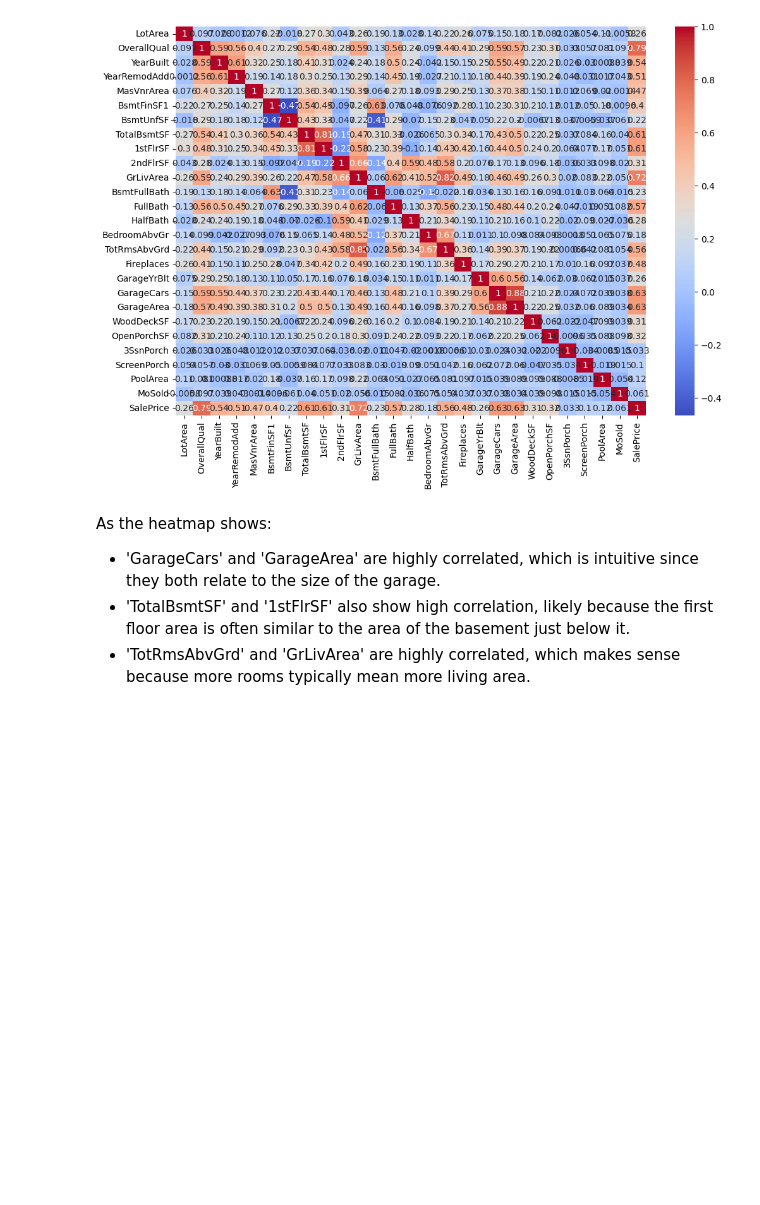
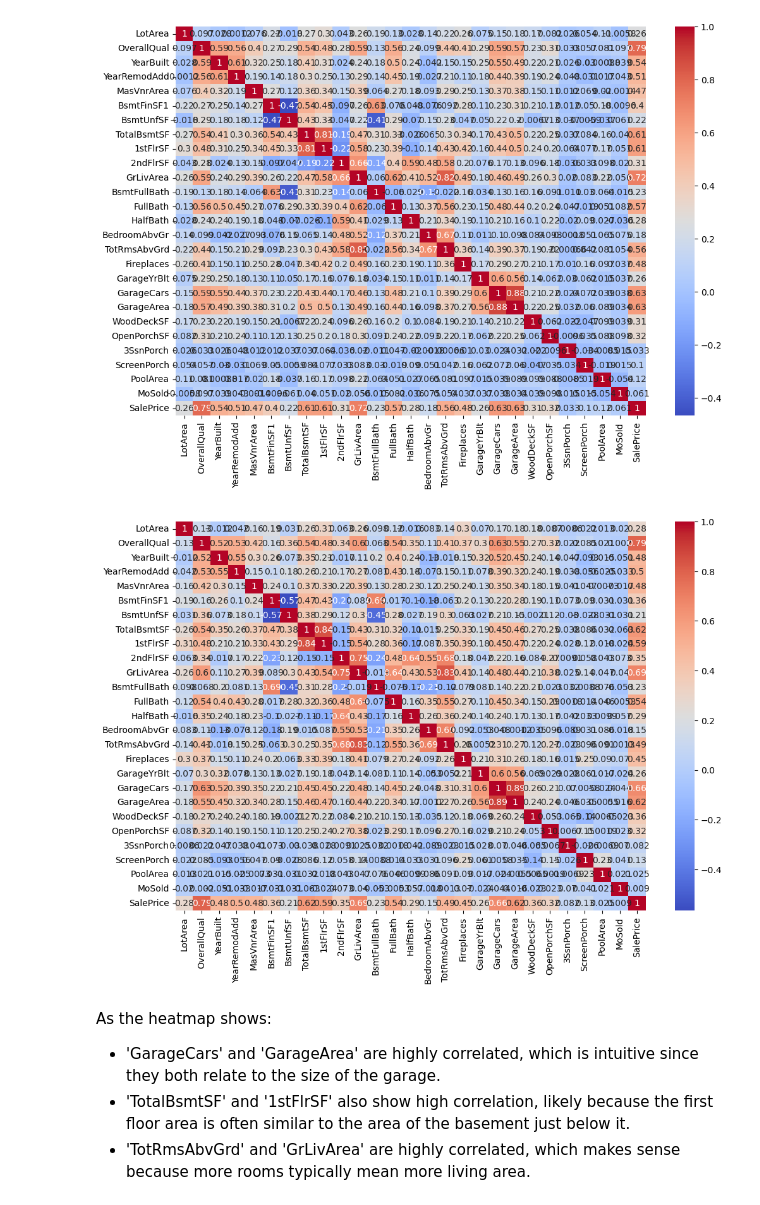
Before and after one commit to qianlan97/cs559-final, a Jupyter notebook: data pre-processing.ipynb, the cells around one changed output. Saved outputs shown, nothing was run; the diff lists cells and outputs as text; code cells hidden in the pictures; blank space fills up the shorter version.

Commit message:
uploaded 'data pre-processing.ipynb' and 'final_test_data.csv'

```diff
--- a/data pre-processing.ipynb
+++ b/data pre-processing.ipynb
@@ -152,16 +196,34 @@ data_imputed_original_scale = scaler.inverse_transform(data_imputed)
 
 # Update LotFrontage in train_data
 train_data['LotFrontage'] = data_imputed_original_scale[:, 4]
+# %%
+features = ['LotFrontage', 'LotArea', 'Neighborhood']
+data_test = test_data[features]
+data_test = pd.get_dummies(data_test)
+
+scaler_test = StandardScaler()
+data_scaled_test = scaler.fit_transform(data_test)
+
+imputer_test = KNNImputer(n_neighbors=5)
+data_imputed_test = imputer.fit_transform(data_scaled_test)
+
+data_imputed_test_scale = scaler.inverse_transform(data_imputed_test)
+
+test_data['LotFrontage'] = data_imputed_test_scale[:, 4]
 # %% [markdown]
 Deal with 'GarageYrBlt': Assigning a value of 0 to 'GarageYrBlt' for properties without a garage.
 # %%
 # Fill missing values for 'GarageYrBlt' with 0
 train_data['GarageYrBlt'].fillna(0, inplace=True)
+# %%
+test_data['GarageYrBlt'].fillna(0, inplace=True)
 # %% [markdown]
 Deal with 'MasVnrArea': Assigning a value of 0 to 'MasVnrArea' for there being no masonry veneer.
 # %%
 # Fill missing values for 'MasVnrArea' with 0
 train_data['MasVnrArea'].fillna(0, inplace=True)
+# %%
+test_data['MasVnrArea'].fillna(0, inplace=True)
 # %%
 numerical_features = numerical_features.fillna(numerical_features.median())
 # Rechecking the correlation with the target variable 'SalePrice'
@@ -233,3 +319,13 @@ Data columns (total 66 columns):
  65  SalePrice      1022 non-null   int64
 dtypes: float64(2), int64(25), object(39)
 memory usage: 527.1+ KB
+# %%
+features_to_drop = [
+    'KitchenAbvGr', 'EnclosedPorch',
+    'OverallCond', 'LowQualFinSF',
+    'MSSubClass', 'Unnamed: 0',
+    'Id', 'MiscVal',
+    'YrSold','LotFrontage',
+    'BsmtHalfBath', 'BsmtFinSF2'
+]
+test_data.drop(features_to_drop, axis=1, inplace=True)
@@ -241,6 +357,14 @@ sns.heatmap(correlation_matrix, annot=True, cmap='coolwarm')
 plt.show()
 # %% [output]
 [figure]
+# %%
+numerical_features_test = test_data.select_dtypes(include=[np.number])
+correlation_matrix_test = numerical_features_test.corr()
+plt.figure(figsize=(12, 8))
+sns.heatmap(correlation_matrix_test, annot=True, cmap='coolwarm')
+plt.show()
+# %% [output]
+[figure, added]
 # %% [markdown]
 As the heatmap shows:
 * 'GarageCars' and 'GarageArea' are highly correlated, which is intuitive since they both relate to the size of the garage.
```
Also changed, not shown: parts of 44 cells of this notebook, 2 other files.
